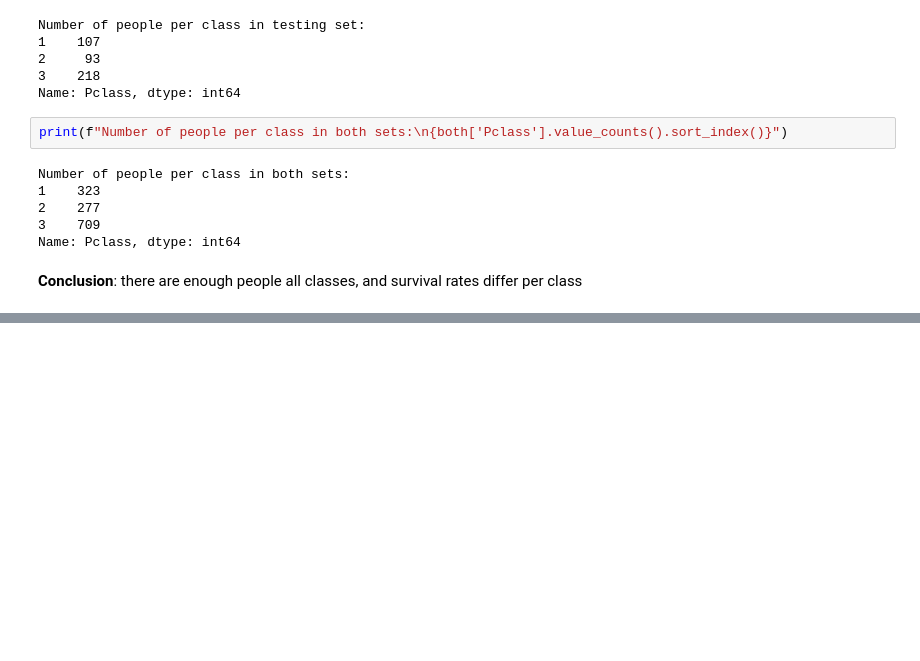
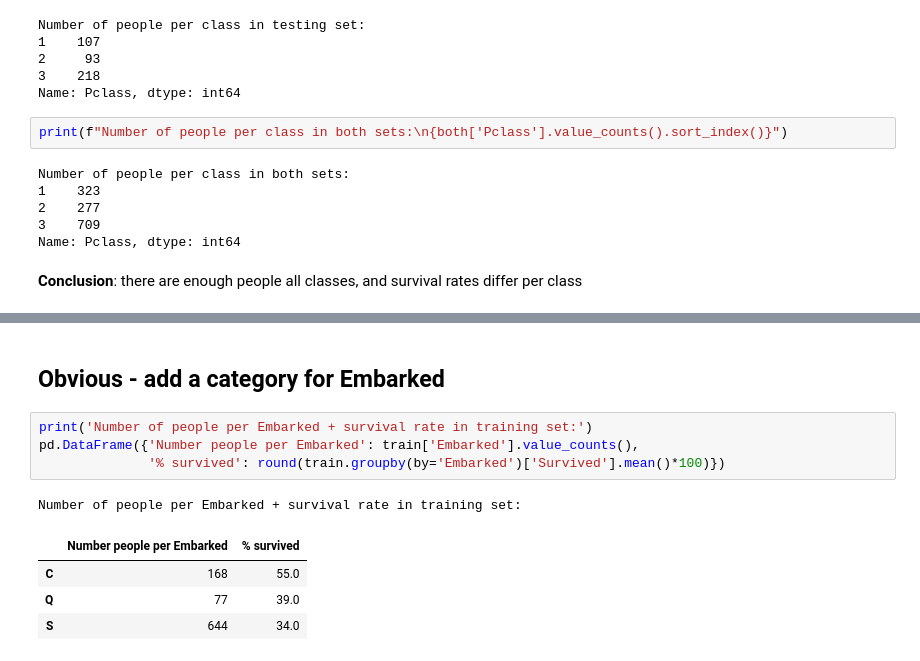
Before and after one commit to yoni2k/ml-kaggle-challenges, a Jupyter notebook: titanic/Advanced feature engineering.ipynb, the cells around one changed output, grey strips where cells are left out. Drawn from its saved outputs; the diff is of its cells as text; blank space fills up the shorter version.

Commit message:
Adding obvious features - Sex, Embarked, Pclass, but in a nicer way code-wise

```diff
--- a/titanic/Advanced feature engineering.ipynb
+++ b/titanic/Advanced feature engineering.ipynb
@@ -473,0 +497,12 @@ Name: Pclass, dtype: int64
+# %% [markdown]
+## Obvious - add a category for Embarked
+# %%
+print('Number of people per Embarked + survival rate in training set:')
+pd.DataFrame({'Number people per Embarked': train['Embarked'].value_counts(),
+              '% survived': round(train.groupby(by='Embarked')['Survived'].mean()*100)})
+# %% [output]
+Number of people per Embarked + survival rate in training set:
+|  | Number people per Embarked | % survived |
+| C | 168 | 55.0 |
+| Q | 77 | 39.0 |
+| S | 644 | 34.0 |
```
Also changed, not shown: parts of 14 cells of this notebook, 1 other file.
